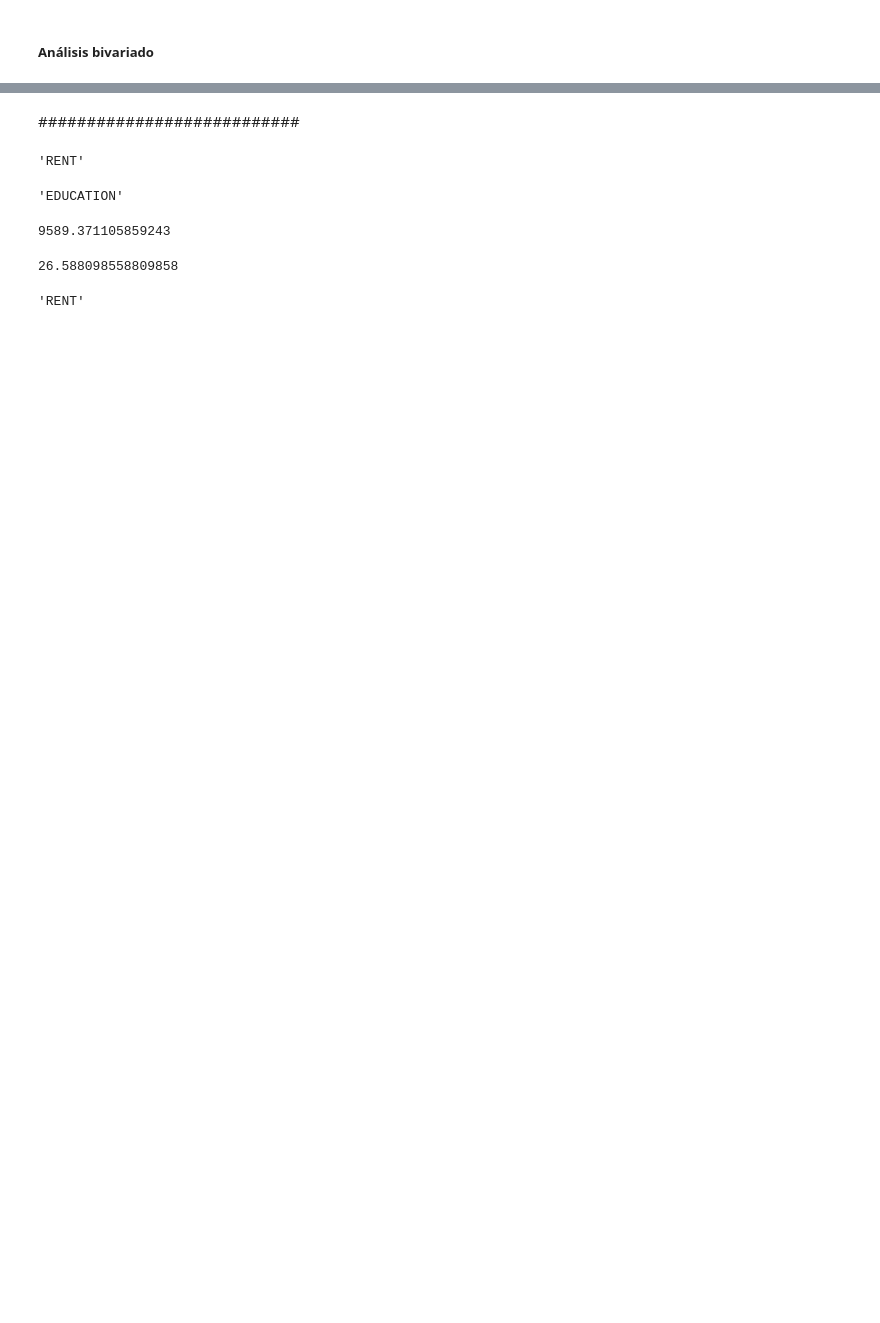
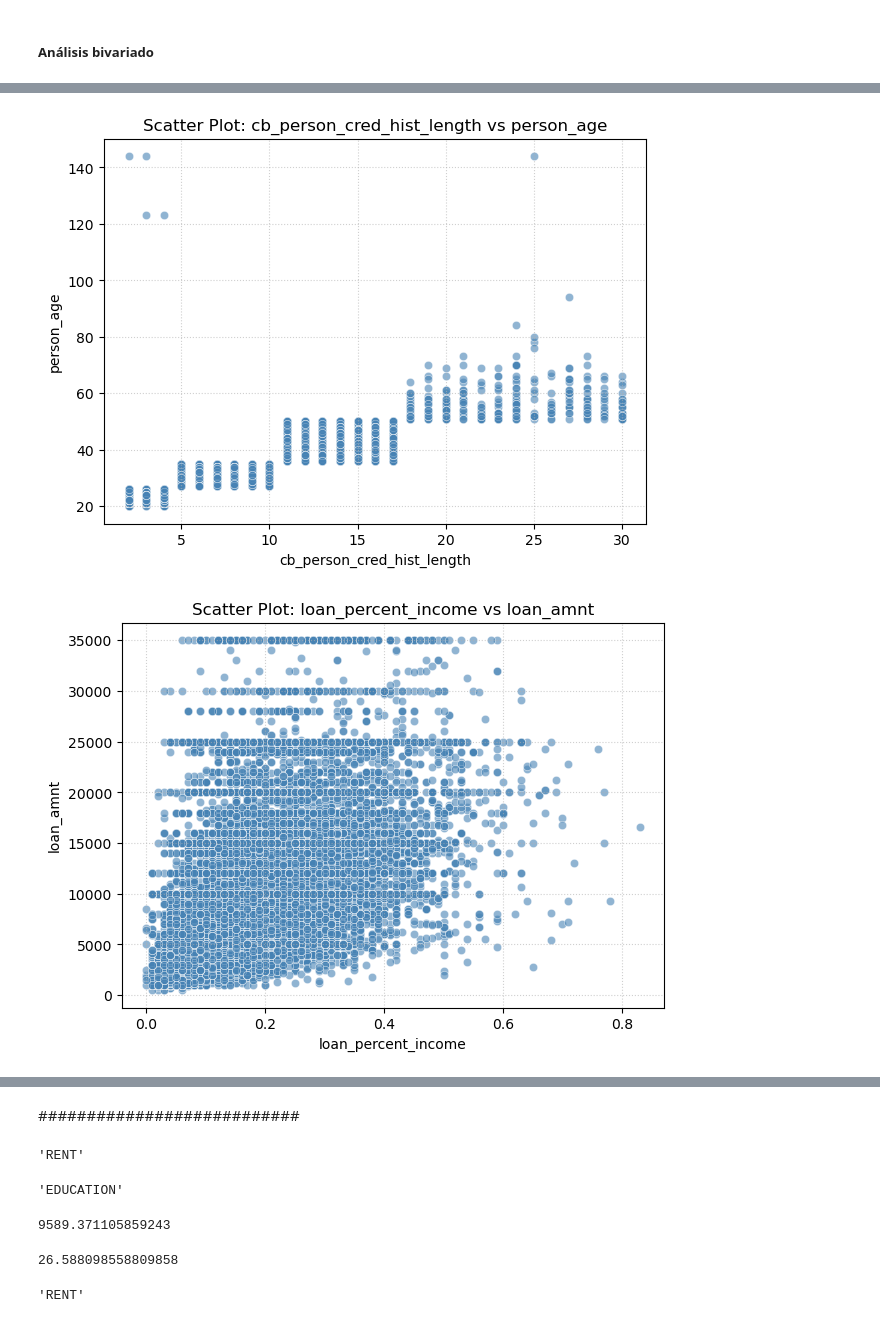
Before and after one commit to luisrr01/Credit-Risk-Analysis, a Jupyter notebook: notebooks/01_eda.ipynb, the cells around one changed output, grey strips where cells are left out. Saved outputs shown, nothing was run; the diff lists cells and outputs as text; code cells hidden in the pictures; blank space fills up the shorter version.

```diff
--- a/notebooks/01_eda.ipynb
+++ b/notebooks/01_eda.ipynb
@@ -225,0 +246,23 @@ Según lo observado, podemos interpretar que la cartera crediticia de esta base
+# %%
+# Relacionas más interesantes
+relaciones_nvsn= [
+    ('cb_person_cred_hist_length', 'person_age'), # Tupla 1
+    ('loan_percent_income', 'loan_amnt'), # Tupla 2
+    ('person_income','loan_percent_income') # Tupla 3
+]
+
+for x_col, y_col in relaciones_nvsn:
+
+    plt.figure(figsize=(7, 5))
+
+    # Scatter plot
+    sns.scatterplot(data=df_numerical, x=x_col, y=y_col, alpha=0.6, color='steelblue')
+    plt.title(f'Scatter Plot: {x_col} vs {y_col}')
+    plt.xlabel(x_col)
+    plt.ylabel(y_col)
+    plt.grid(True, linestyle=':', alpha=0.6)
+
+    plt.show()
+# %% [output]
+[figure, added]
+[figure, added]
```
Also changed, not shown: parts of 6 cells of this notebook, 1 other file.
